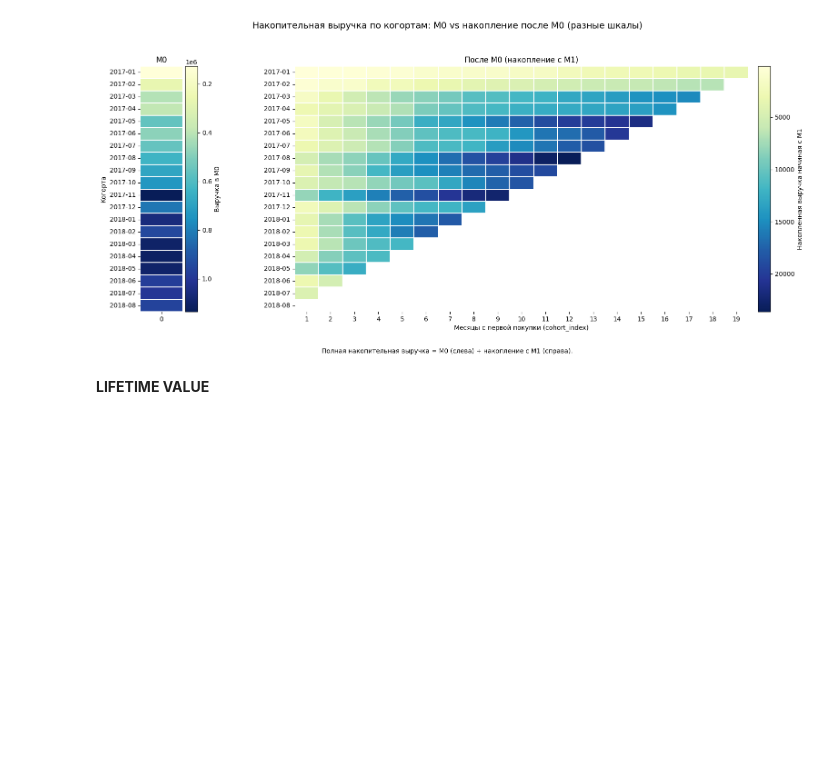
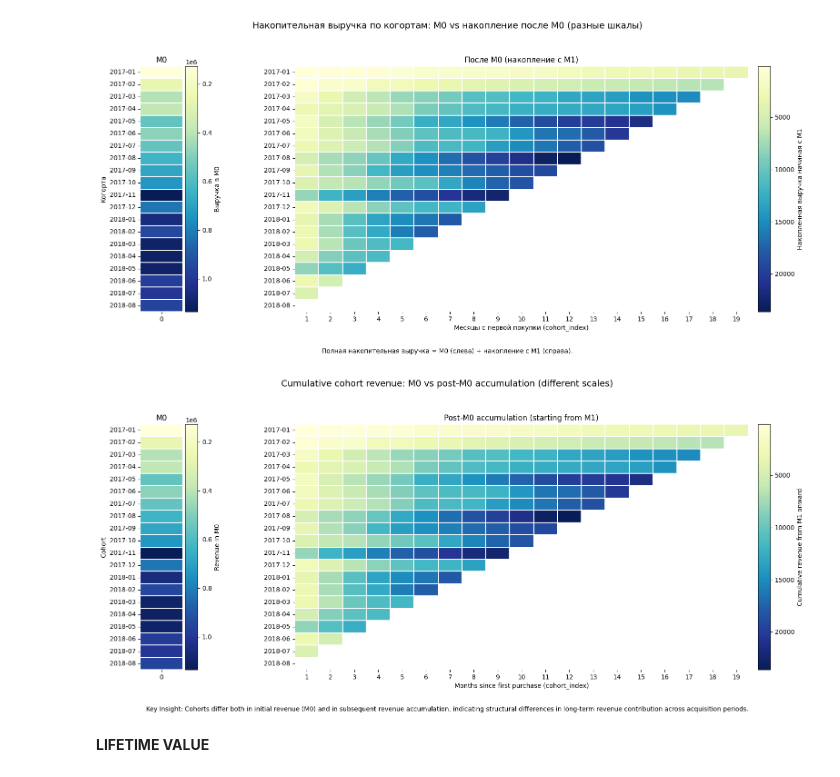
Before and after one commit to rtagirov/ecommerce_sql_rfm_analysis, a Jupyter notebook: ecommerce_sql_rfm_analysis.ipynb, the cells around one changed output. Saved outputs shown, nothing was run; the diff lists cells and outputs as text; code cells hidden in the pictures; blank space fills up the shorter version.

```diff
--- a/ecommerce_sql_rfm_analysis.ipynb
+++ b/ecommerce_sql_rfm_analysis.ipynb
@@ -2893,6 +2930,88 @@ plt.tight_layout()
 plt.show()
 # %% [output]
 [figure]
+# %%
+import matplotlib.pyplot as plt
+import seaborn as sns
+import pandas as pd
+
+cum = cumulative_revenue.copy()
+
+# --- Left part: M0 ---
+m0_abs = cum[[0]].copy()
+
+# --- Right part: accumulation after M0 ---
+post_abs = cum.sub(cum[0], axis=0)
+post_abs = post_abs.loc[:, post_abs.columns >= 1]
+
+y_labels = [pd.to_datetime(x).strftime("%Y-%m") for x in m0_abs.index]
+
+plt.close("all")
+fig = plt.figure(figsize=(18, 7))
+gs = fig.add_gridspec(1, 2, width_ratios=[1, 8], wspace=0.35)
+
+ax0 = fig.add_subplot(gs[0, 0])
+ax1 = fig.add_subplot(gs[0, 1])
+
+cmap = "YlGnBu"
+
+# --- M0 ---
+hm0 = sns.heatmap(
+    m0_abs,
+    ax=ax0,
+    cmap=cmap,
+    linewidths=0.25,
+    linecolor="white",
+    cbar=False
+)
+
+ax0.set_title("M0", fontsize=12)
+ax0.set_xlabel("")
+ax0.set_ylabel("Cohort")
+ax0.set_yticklabels(y_labels, rotation=0)
+
+cbar0 = ax0.figure.colorbar(hm0.collections[0], ax=ax0, fraction=0.25, pad=0.04)
+cbar0.set_label("Revenue in M0", rotation=90)
+cbar0.ax.invert_yaxis()
+
+# --- Post M0 ---
+hm1 = sns.heatmap(
+    post_abs,
+    ax=ax1,
+    cmap=cmap,
+    linewidths=0.25,
+    linecolor="white",
+    cbar=False
+)
+
+ax1.set_title("Post-M0 accumulation (starting from M1)", fontsize=12)
+ax1.set_xlabel("Months since first purchase (cohort_index)")
+ax1.set_ylabel("")
+ax1.set_yticklabels(y_labels, rotation=0)
+
+cbar1 = ax1.figure.colorbar(hm1.collections[0], ax=ax1, fraction=0.035, pad=0.02)
+cbar1.set_label("Cumulative revenue from M1 onward", rotation=90)
+cbar1.ax.invert_yaxis()
+
+fig.suptitle(
+    "Cumulative cohort revenue: M0 vs post-M0 accumulation (different scales)",
+    fontsize=14,
+    y=1.02
+)
+
+fig.text(
+    0.5,
+    -0.02,
+    "Key Insight: Cohorts differ both in initial revenue (M0) and in subsequent revenue accumulation, "
+    "indicating structural differences in long-term revenue contribution across acquisition periods.",
+    ha="center",
+    fontsize=10
+)
+
+plt.tight_layout()
+plt.show()
+# %% [output]
+[figure, added]
 # %% [markdown]
 **LIFETIME VALUE**
 # %%
```
Also changed, not shown: parts of 5 cells of this notebook.
